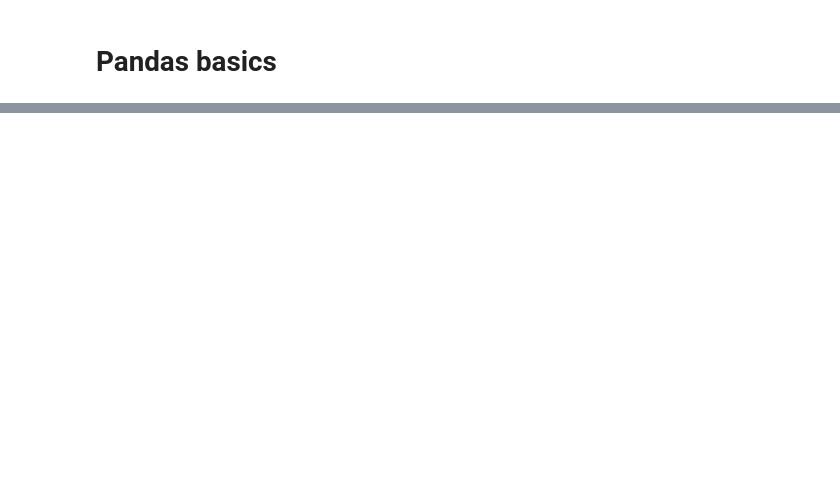
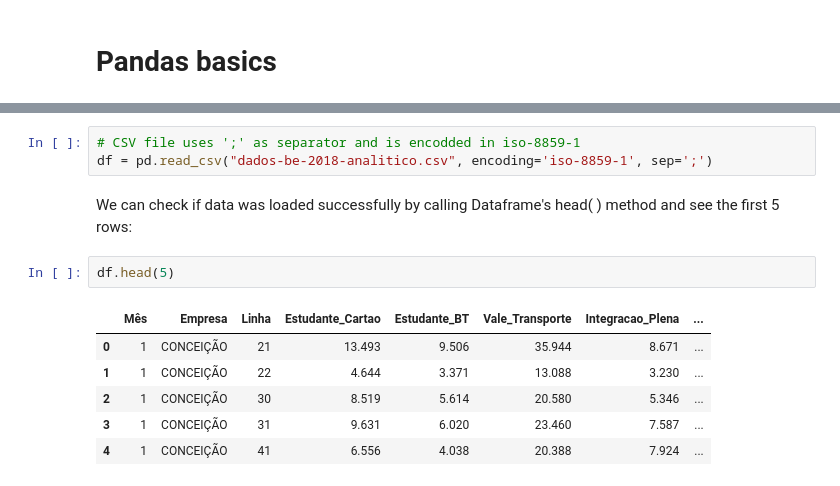
Before and after one commit to aguinaldoabbj/minicourse_open_data_natal_2019, a Jupyter notebook: 1_intro_pandas.ipynb, the cells around one changed output, grey strips where cells are left out. Saved outputs shown, nothing was run; the diff lists cells and outputs as text; blank space fills up the shorter version.

```diff
--- a/1_intro_pandas.ipynb
+++ b/1_intro_pandas.ipynb
@@ -35,0 +50,14 @@ dados-be-2018-anali 100%[===================>]  71.28K  --.-KB/s    in 0.03s
+# %%
+# CSV file uses ';' as separator and is encodded in iso-8859-1
+df = pd.read_csv("dados-be-2018-analitico.csv", encoding='iso-8859-1', sep=';')
+# %% [markdown]
+We can check if data was loaded successfully by calling Dataframe's head( ) method and see the first 5 rows:
+# %%
+df.head(5)
+# %% [output]
+|  | Mês | Empresa | Linha | Estudante_Cartao | Estudante_BT | Vale_Transporte | Integracao_Plena | ... |
+| 0 | 1 | CONCEIÇÃO | 21 | 13.493 | 9.506 | 35.944 | 8.671 | ... |
+| 1 | 1 | CONCEIÇÃO | 22 | 4.644 | 3.371 | 13.088 | 3.230 | ... |
+| 2 | 1 | CONCEIÇÃO | 30 | 8.519 | 5.614 | 20.580 | 5.346 | ... |
+| 3 | 1 | CONCEIÇÃO | 31 | 9.631 | 6.020 | 23.460 | 7.587 | ... |
+| 4 | 1 | CONCEIÇÃO | 41 | 6.556 | 4.038 | 20.388 | 7.924 | ... |
```
Also changed, not shown: parts of 16 cells of this notebook.
